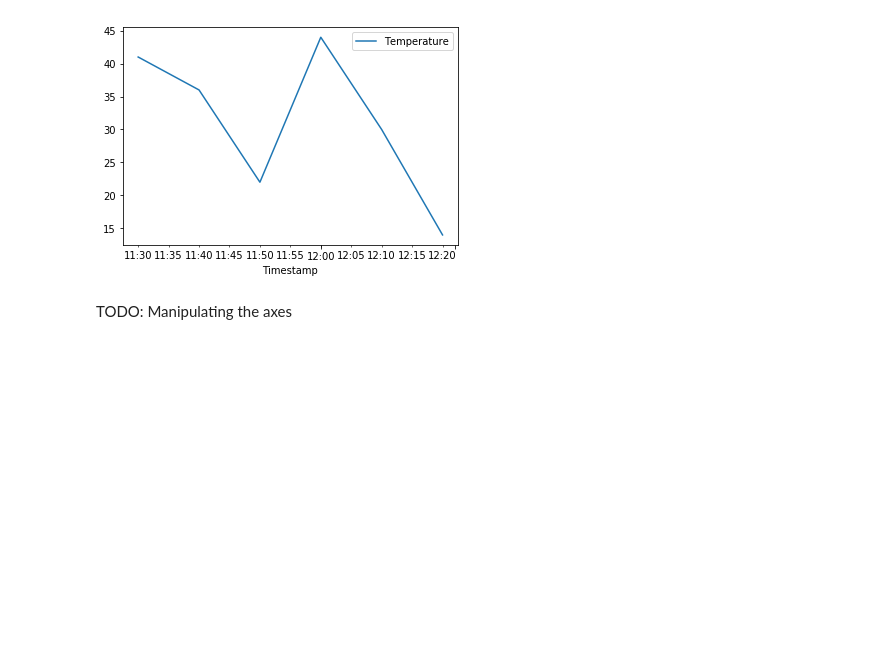
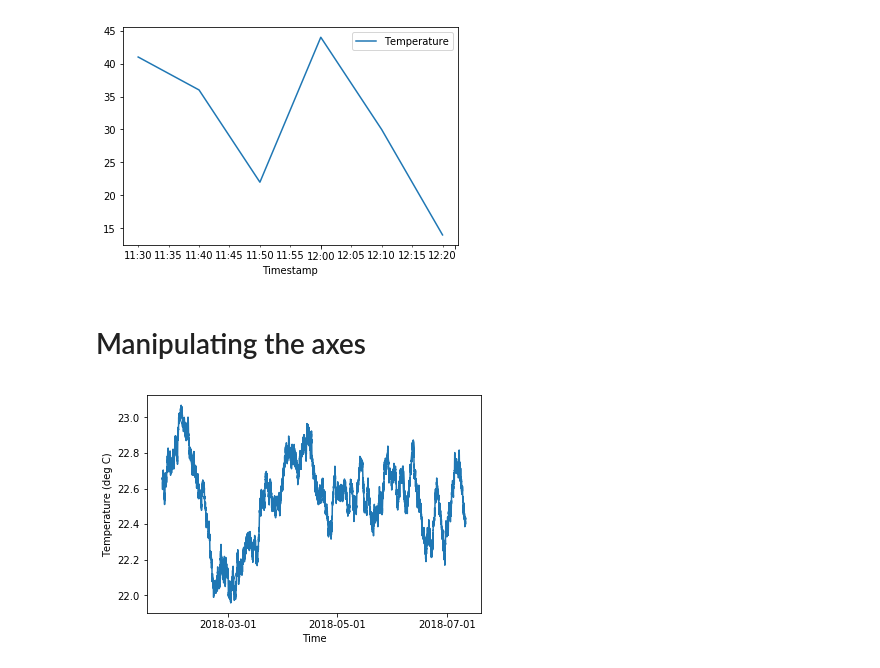
Before and after one commit to cbalfour/Amina, a Jupyter notebook: Amina_TimeSeries_Examples.ipynb, the cells around one changed output. Cells and saved outputs as stored; diff of their text form; code cells hidden in the pictures; blank space fills up the shorter version.

```diff
--- a/Amina_TimeSeries_Examples.ipynb
+++ b/Amina_TimeSeries_Examples.ipynb
@@ -52,4 +56,40 @@ plt.show()
 # %% [output]
 [figure]
 # %% [markdown]
-TODO: Manipulating the axes
+# Manipulating the axes
+# %%
+
+from matplotlib import dates
+
+days = dates.DayLocator()
+hours = dates.HourLocator()
+# Date format. See the python documentation for strftime/strptime for the meaning of the % symbols
+date_formatter = dates.DateFormatter('%Y-%m-%d')
+
+
+datemin = datetime(2018,1, 15)
+datemax = datetime(2018,7, 20)
+window_size = 72 * 7 * 5
+
+fig, axis1 = plt.subplots()
+data_df = df[datemin : datemax].rolling(window=window_size, center=True).mean()
+axis1.plot(data_df)
+
+axis1.set_xlabel('Time')
+axis1.set_ylabel('Temperature (deg C)')
+axis1.set_xlim(datemin, datemax)
+ax1.xaxis.set_major_locator(days)
+
+# It is also possible to set a minor tick locator but I leave that as an exercise for you to figure out
+#ax1.xaxis.set_minor_locator(hours)
+
+# Intervals between month ticks on the x axis of the graph; tweak so things don't get to crowded
+month_tick_interval = 2 #
+axis1.xaxis.set_major_locator(dates.MonthLocator(interval=month_tick_interval))
+
+
+axis1.xaxis.set_major_formatter(date_formatter)
+
+plt.show()
+# %% [output]
+[figure, added]
```
Also changed, not shown: parts of 1 cell of this notebook.
